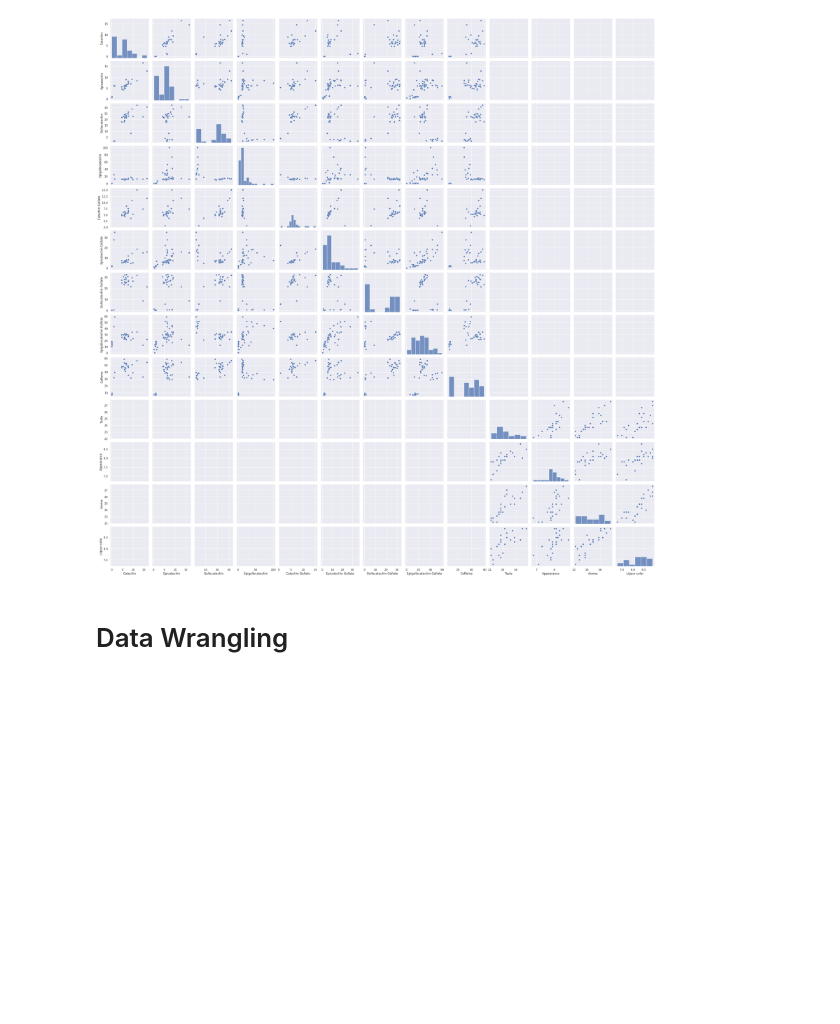
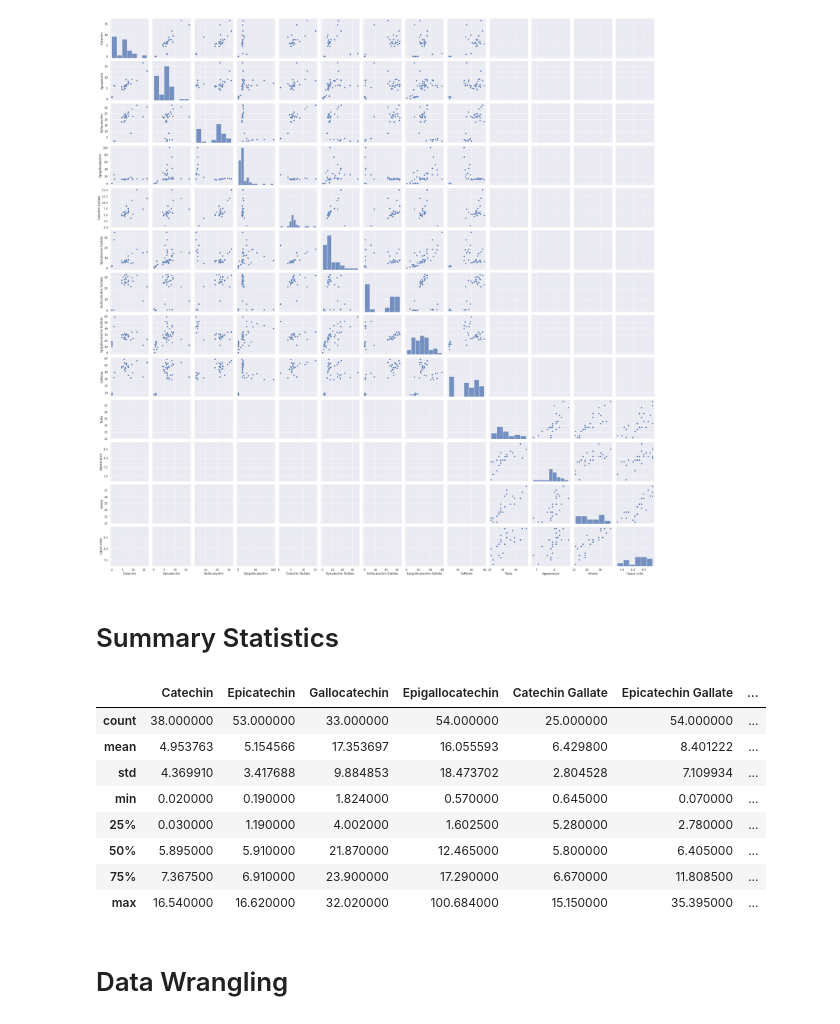
Before and after one commit to TahlonBrahic/Green-Tea-Sensory-Evaluation-With-GANs, a Jupyter notebook: source/main.ipynb, the cells around one changed output. Cells and saved outputs as stored; diff of their text form; code cells hidden in the pictures; blank space fills up the shorter version.

```diff
--- a/source/main.ipynb
+++ b/source/main.ipynb
@@ -206,6 +226,20 @@ sns.pairplot(df)
 # %% [output]
 <seaborn.axisgrid.PairGrid at 0x...>
 [figure]
+# %% [markdown]
+# Summary Statistics
+# %%
+df.describe()
+# %% [output]
+|  | Catechin | Epicatechin | Gallocatechin | Epigallocatechin | Catechin Gallate | Epicatechin Gallate | ... |
+| count | 38.000000 | 53.000000 | 33.000000 | 54.000000 | 25.000000 | 54.000000 | ... |
+| mean | 4.953763 | 5.154566 | 17.353697 | 16.055593 | 6.429800 | 8.401222 | ... |
+| std | 4.369910 | 3.417688 | 9.884853 | 18.473702 | 2.804528 | 7.109934 | ... |
+| min | 0.020000 | 0.190000 | 1.824000 | 0.570000 | 0.645000 | 0.070000 | ... |
+| 25% | 0.030000 | 1.190000 | 4.002000 | 1.602500 | 5.280000 | 2.780000 | ... |
+| 50% | 5.895000 | 5.910000 | 21.870000 | 12.465000 | 5.800000 | 6.405000 | ... |
+| 75% | 7.367500 | 6.910000 | 23.900000 | 17.290000 | 6.670000 | 11.808500 | ... |
+| max | 16.540000 | 16.620000 | 32.020000 | 100.684000 | 15.150000 | 35.395000 | ... |
 # %% [markdown]
 # Data Wrangling
 # %% [markdown]
```
Also changed, not shown: parts of 3 cells of this notebook.
